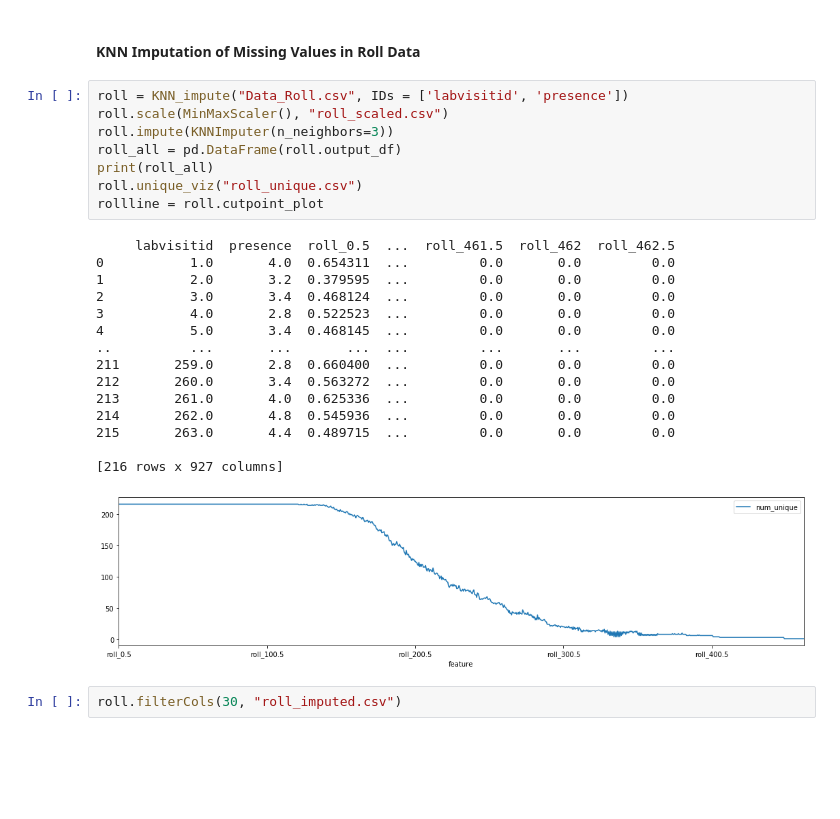
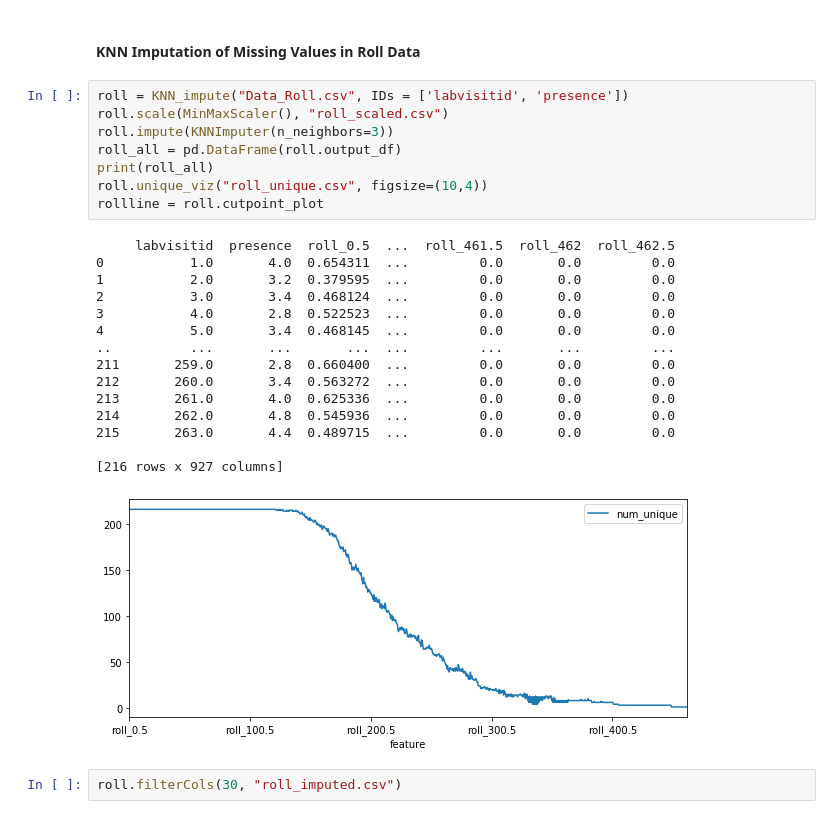
Before and after one commit to adolwick/BIOF509-Project, a Jupyter notebook: 1_KNN_imputation.ipynb, the cells around one changed output. Cells and saved outputs as stored; diff of their text form; blank space fills up the shorter version.

```diff
--- a/1_KNN_imputation.ipynb
+++ b/1_KNN_imputation.ipynb
@@ -103,27 +130,27 @@ pitch.filterCols(30, "pitch_imputed.csv")
 # %%
 roll = KNN_impute("Data_Roll.csv", IDs = ['labvisitid', 'presence'])
 roll.scale(MinMaxScaler(), "roll_scaled.csv")
 roll.impute(KNNImputer(n_neighbors=3))
 roll_all = pd.DataFrame(roll.output_df)
 print(roll_all)
-roll.unique_viz("roll_unique.csv")
+roll.unique_viz("roll_unique.csv", figsize=(10,4))
 rollline = roll.cutpoint_plot
 # %% [output]
      labvisitid  presence  roll_0.5  ...  roll_461.5  roll_462  roll_462.5
 0           1.0       4.0  0.654311  ...         0.0       0.0         0.0
 1           2.0       3.2  0.379595  ...         0.0       0.0         0.0
 2           3.0       3.4  0.468124  ...         0.0       0.0         0.0
 3           4.0       2.8  0.522523  ...         0.0       0.0         0.0
 4           5.0       3.4  0.468145  ...         0.0       0.0         0.0
 ..          ...       ...       ...  ...         ...       ...         ...
 211       259.0       2.8  0.660400  ...         0.0       0.0         0.0
 212       260.0       3.4  0.563272  ...         0.0       0.0         0.0
 213       261.0       4.0  0.625336  ...         0.0       0.0         0.0
 214       262.0       4.8  0.545936  ...         0.0       0.0         0.0
 215       263.0       4.4  0.489715  ...         0.0       0.0         0.0
 
 [216 rows x 927 columns]
-[figure, old version]
+[figure, new version]
 # %%
 roll.filterCols(30, "roll_imputed.csv")
 # %% [markdown]
```
Also changed, not shown: parts of 9 cells of this notebook, 4 other files.
